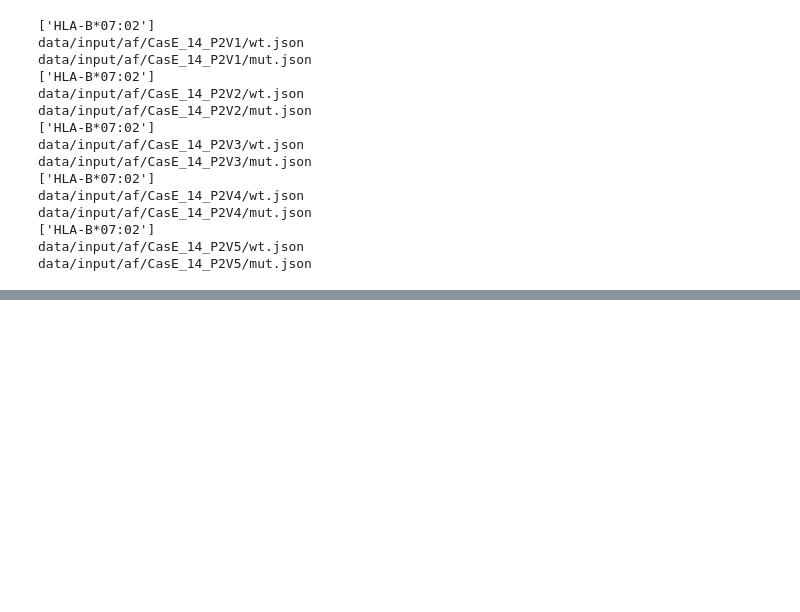
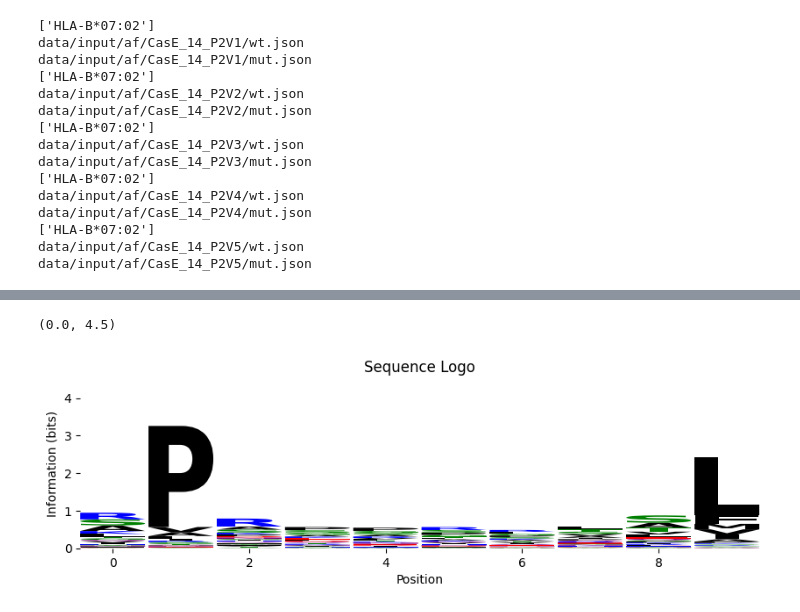
Before and after one commit to locitran/CasE, a Jupyter notebook: test.ipynb, the cells around one changed output, grey strips where cells are left out. Drawn from its saved outputs; the diff is of its cells as text; code cells hidden in the pictures; blank space fills up the shorter version.

```diff
--- a/test.ipynb
+++ b/test.ipynb
@@ -319,0 +119,29 @@ Saved to: /mnt/nas_1/YangLab/loci/casE/data/output/CasE_14_P2V1/wt/wt_model_chai
+# %%
+import logomaker
+import pandas as pd
+
+df = pd.read_csv("/mnt/nas_1/YangLab/loci/casE/data/data_classI_all_peptides.txt", sep='\t')
+
+l = df[df["Allele"] == "B0702"]["Peptide"].tolist()
+l = [i for i in l if len(i) == 10]
+
+# Convert to frequency matrix
+counts = logomaker.alignment_to_matrix(l)
+
+# Convert to information matrix
+info_matrix = logomaker.transform_matrix(counts, from_type='counts', to_type='information')
+logo = logomaker.Logo(info_matrix)
+logo.style_spines(visible=False)
+logo.ax.set_ylabel("Bits")
+logo.ax.set_ylim(0, 4.5)
+logo.style_glyphs(color_scheme='chemistry')
+
+logo.ax.set_xlabel("Position")
+logo.ax.set_ylabel("Information (bits)")
+logo.ax.set_title("Sequence Logo")
+
+logo.ax.set_ylim(0, 4.5)
+# black for hydrophobic (A,F,I,L,M,P,V,W), green for polar (C,G,N,Q,S,T,Y), blue for positively charged (H,K,R), red for negatively charged (D,E)
+# %% [output]
+(0.0, 4.5)
+[figure, added]
```
Also changed, not shown: parts of 17 cells of this notebook, 14 other files.
